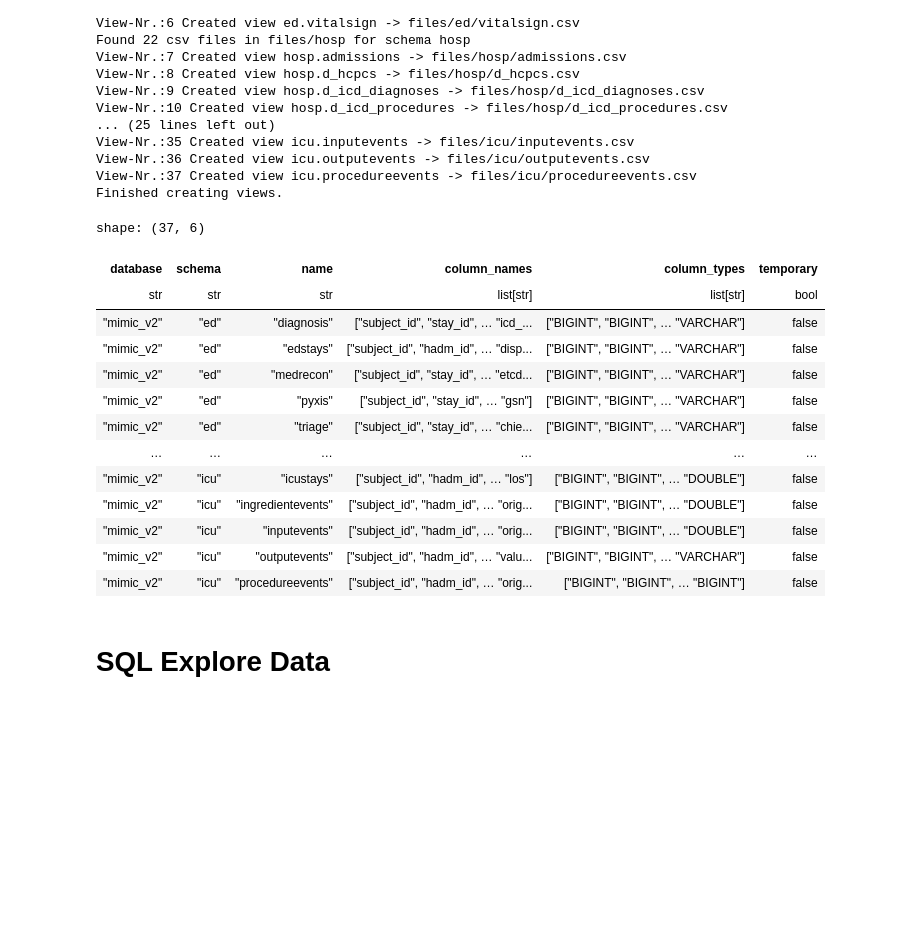
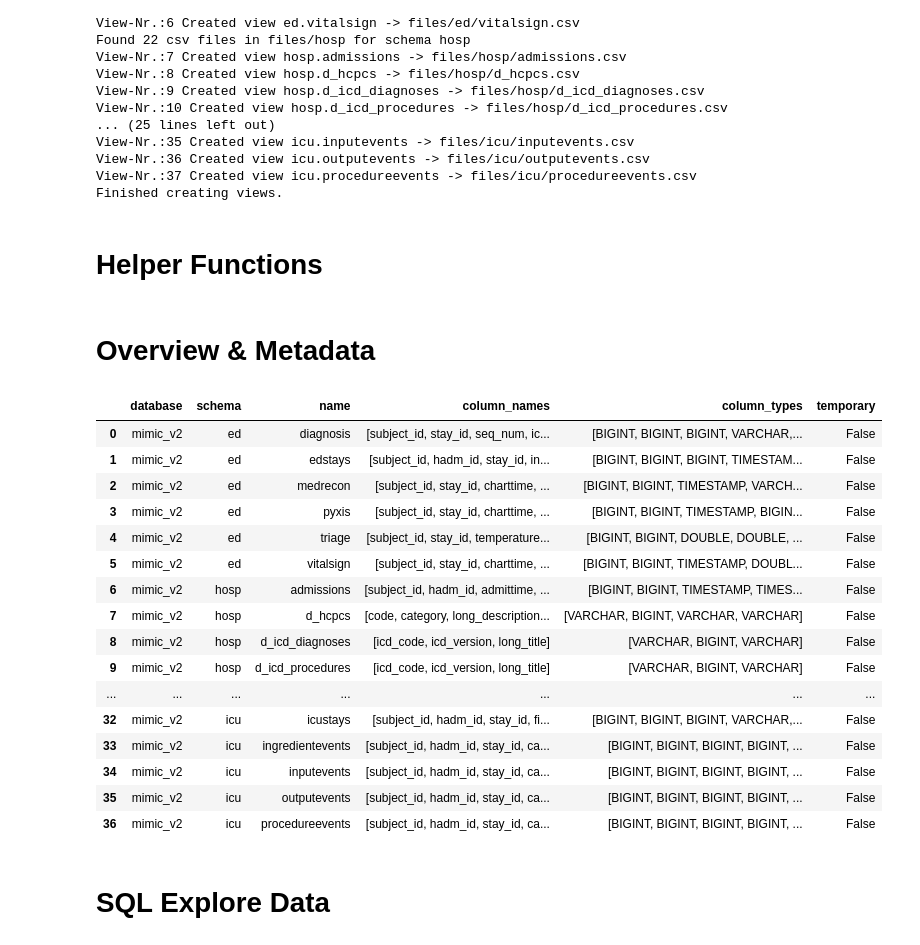
Before and after one commit to ayk-404/fs-thesis, a Jupyter notebook: data_analysis.ipynb, the cells around one changed output. Cells and saved outputs as stored; diff of their text form; code cells hidden in the pictures; blank space fills up the shorter version.

Commit message:
data analysis work in progress

```diff
--- a/data_analysis.ipynb
+++ b/data_analysis.ipynb
@@ -61,35 +65,58 @@ View-Nr.:35 Created view icu.inputevents -> files/icu/inputevents.csv
 View-Nr.:36 Created view icu.outputevents -> files/icu/outputevents.csv
 View-Nr.:37 Created view icu.procedureevents -> files/icu/procedureevents.csv
 Finished creating views.
+# %% [markdown]
+# Helper Functions
+# %%
+import polars as pl
+import pandas as pd
+
+# sql helper function
+def sql(q: str):
+    """Run a sql query on the open DuckDB connection and return a Polars DataFrame."""
+    pl.Config.set_tbl_rows(-1)
+    pl.Config.set_tbl_cols(-1)
+    try:
+        return con.execute(q).pl()
+    except Exception as e:
+        print(f"SQL query failed: {e}")
+        return pl.DataFrame()
+
+def show(df: pl.DataFrame, limit : bool = False):
+    """Display a Polars DataFrame with configurable column width and row limit. """
+    if limit:
+        pd.set_option("display.max_colwidth", 50)
+        pd.set_option("display.max_rows", 20)
+    else:
+        pd.set_option("display.max_colwidth", None)
+        pd.set_option("display.max_rows", None)
+    display(df.to_pandas())
+# %% [markdown]
+# Overview & Metadata
 # %%
-import duckdb
-import polars as pl
-
-# --- show all rows and columns ---
-#pl.Config.set_tbl_rows(-1)  # show all rows
-#pl.Config.set_tbl_cols(-1)  # show all columns
-
-
 # Verbindung herstellen oder Datei anlegen
-con = duckdb.connect("mimic_v2.db")
+con = ddb.connect("mimic_v2.db")
 
 # SQL
 df = con.execute("SHOW ALL TABLES").pl()
-df
+show(df)
 # %% [output]
-shape: (37, 6)
-| database | schema | name | column_names | column_types | temporary |
-| str | str | str | list[str] | list[str] | bool |
-| "mimic_v2" | "ed" | "diagnosis" | ["subject_id", "stay_id", … "icd_... | ["BIGINT", "BIGINT", … "VARCHAR"] | false |
-| "mimic_v2" | "ed" | "edstays" | ["subject_id", "hadm_id", … "disp... | ["BIGINT", "BIGINT", … "VARCHAR"] | false |
-| "mimic_v2" | "ed" | "medrecon" | ["subject_id", "stay_id", … "etcd... | ["BIGINT", "BIGINT", … "VARCHAR"] | false |
-| "mimic_v2" | "ed" | "pyxis" | ["subject_id", "stay_id", … "gsn"] | ["BIGINT", "BIGINT", … "VARCHAR"] | false |
-| "mimic_v2" | "ed" | "triage" | ["subject_id", "stay_id", … "chie... | ["BIGINT", "BIGINT", … "VARCHAR"] | false |
-| … | … | … | … | … | … |
-| "mimic_v2" | "icu" | "icustays" | ["subject_id", "hadm_id", … "los"] | ["BIGINT", "BIGINT", … "DOUBLE"] | false |
-| "mimic_v2" | "icu" | "ingredientevents" | ["subject_id", "hadm_id", … "orig... | ["BIGINT", "BIGINT", … "DOUBLE"] | false |
-| "mimic_v2" | "icu" | "inputevents" | ["subject_id", "hadm_id", … "orig... | ["BIGINT", "BIGINT", … "DOUBLE"] | false |
-| "mimic_v2" | "icu" | "outputevents" | ["subject_id", "hadm_id", … "valu... | ["BIGINT", "BIGINT", … "VARCHAR"] | false |
-| "mimic_v2" | "icu" | "procedureevents" | ["subject_id", "hadm_id", … "orig... | ["BIGINT", "BIGINT", … "BIGINT"] | false |
+|  | database | schema | name | column_names | column_types | temporary |
+| 0 | mimic_v2 | ed | diagnosis | [subject_id, stay_id, seq_num, ic... | [BIGINT, BIGINT, BIGINT, VARCHAR,... | False |
+| 1 | mimic_v2 | ed | edstays | [subject_id, hadm_id, stay_id, in... | [BIGINT, BIGINT, BIGINT, TIMESTAM... | False |
+| 2 | mimic_v2 | ed | medrecon | [subject_id, stay_id, charttime, ... | [BIGINT, BIGINT, TIMESTAMP, VARCH... | False |
+| 3 | mimic_v2 | ed | pyxis | [subject_id, stay_id, charttime, ... | [BIGINT, BIGINT, TIMESTAMP, BIGIN... | False |
+| 4 | mimic_v2 | ed | triage | [subject_id, stay_id, temperature... | [BIGINT, BIGINT, DOUBLE, DOUBLE, ... | False |
+| 5 | mimic_v2 | ed | vitalsign | [subject_id, stay_id, charttime, ... | [BIGINT, BIGINT, TIMESTAMP, DOUBL... | False |
+| 6 | mimic_v2 | hosp | admissions | [subject_id, hadm_id, admittime, ... | [BIGINT, BIGINT, TIMESTAMP, TIMES... | False |
+| 7 | mimic_v2 | hosp | d_hcpcs | [code, category, long_description... | [VARCHAR, BIGINT, VARCHAR, VARCHAR] | False |
+| 8 | mimic_v2 | hosp | d_icd_diagnoses | [icd_code, icd_version, long_title] | [VARCHAR, BIGINT, VARCHAR] | False |
+| 9 | mimic_v2 | hosp | d_icd_procedures | [icd_code, icd_version, long_title] | [VARCHAR, BIGINT, VARCHAR] | False |
+| ... | ... | ... | ... | ... | ... | ... |
+| 32 | mimic_v2 | icu | icustays | [subject_id, hadm_id, stay_id, fi... | [BIGINT, BIGINT, BIGINT, VARCHAR,... | False |
+| 33 | mimic_v2 | icu | ingredientevents | [subject_id, hadm_id, stay_id, ca... | [BIGINT, BIGINT, BIGINT, BIGINT, ... | False |
+| 34 | mimic_v2 | icu | inputevents | [subject_id, hadm_id, stay_id, ca... | [BIGINT, BIGINT, BIGINT, BIGINT, ... | False |
+| 35 | mimic_v2 | icu | outputevents | [subject_id, hadm_id, stay_id, ca... | [BIGINT, BIGINT, BIGINT, BIGINT, ... | False |
+| 36 | mimic_v2 | icu | procedureevents | [subject_id, hadm_id, stay_id, ca... | [BIGINT, BIGINT, BIGINT, BIGINT, ... | False |
 # %% [markdown]
 # SQL Explore Data
```
Also changed, not shown: parts of 23 cells of this notebook.
